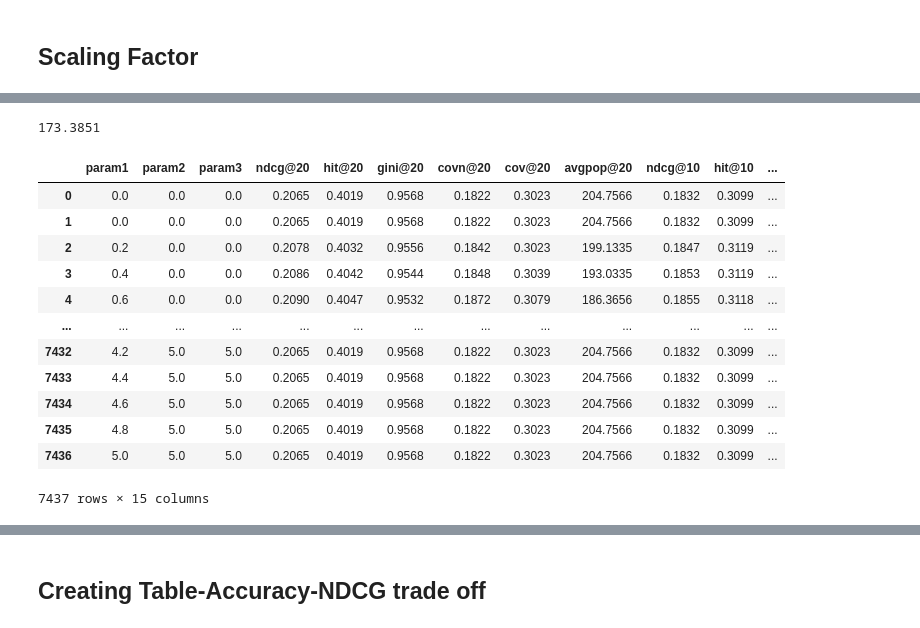
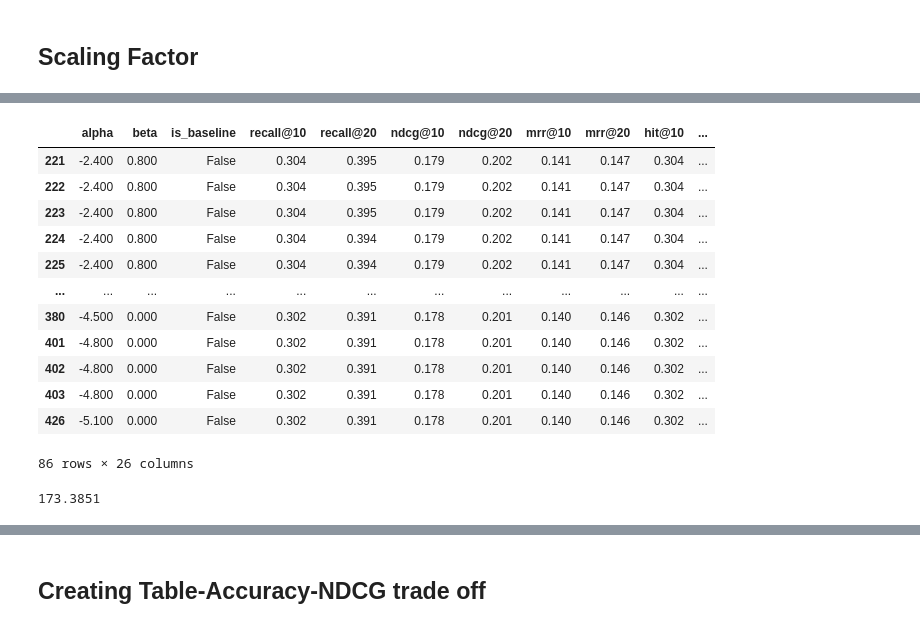
Before and after one commit to meysamvarasteh92/CBM, a Jupyter notebook: Steering.ipynb, the cells around one changed output, grey strips where cells are left out. Cells and saved outputs as stored; diff of their text form; code cells hidden in the pictures.

```diff
--- a/Steering.ipynb
+++ b/Steering.ipynb
@@ -759 +1252,17 @@ Name: averagepopularity@10, Length: 687, dtype: float64
+# %%
+CBM[(CBM['ndcg@10']>=0.178) & (CBM['averagepopularity@10']<195)]
+# %% [output]
+|  | alpha | beta | is_baseline | recall@10 | recall@20 | ndcg@10 | ndcg@20 | mrr@10 | mrr@20 | hit@10 | ... |
+| 221 | -2.400 | 0.800 | False | 0.304 | 0.395 | 0.179 | 0.202 | 0.141 | 0.147 | 0.304 | ... |
+| 222 | -2.400 | 0.800 | False | 0.304 | 0.395 | 0.179 | 0.202 | 0.141 | 0.147 | 0.304 | ... |
+| 223 | -2.400 | 0.800 | False | 0.304 | 0.395 | 0.179 | 0.202 | 0.141 | 0.147 | 0.304 | ... |
+| 224 | -2.400 | 0.800 | False | 0.304 | 0.394 | 0.179 | 0.202 | 0.141 | 0.147 | 0.304 | ... |
+| 225 | -2.400 | 0.800 | False | 0.304 | 0.394 | 0.179 | 0.202 | 0.141 | 0.147 | 0.304 | ... |
+| ... | ... | ... | ... | ... | ... | ... | ... | ... | ... | ... | ... |
+| 380 | -4.500 | 0.000 | False | 0.302 | 0.391 | 0.178 | 0.201 | 0.140 | 0.146 | 0.302 | ... |
+| 401 | -4.800 | 0.000 | False | 0.302 | 0.391 | 0.178 | 0.201 | 0.140 | 0.146 | 0.302 | ... |
+| 402 | -4.800 | 0.000 | False | 0.302 | 0.391 | 0.178 | 0.201 | 0.140 | 0.146 | 0.302 | ... |
+| 403 | -4.800 | 0.000 | False | 0.302 | 0.391 | 0.178 | 0.201 | 0.140 | 0.146 | 0.302 | ... |
+| 426 | -5.100 | 0.000 | False | 0.302 | 0.391 | 0.178 | 0.201 | 0.140 | 0.146 | 0.302 | ... |
+86 rows × 26 columns
 # %%
@@ -762,18 +1271,2 @@ SAE[SAE['ndcg@10']>0.178]['avgpop@10'].min()
 # %% [output]
 173.3851
-# %%
-SAE
-# %% [output]
-|  | param1 | param2 | param3 | ndcg@20 | hit@20 | gini@20 | covn@20 | cov@20 | avgpop@20 | ndcg@10 | hit@10 | ... |
-| 0 | 0.0 | 0.0 | 0.0 | 0.2065 | 0.4019 | 0.9568 | 0.1822 | 0.3023 | 204.7566 | 0.1832 | 0.3099 | ... |
-| 1 | 0.0 | 0.0 | 0.0 | 0.2065 | 0.4019 | 0.9568 | 0.1822 | 0.3023 | 204.7566 | 0.1832 | 0.3099 | ... |
-| 2 | 0.2 | 0.0 | 0.0 | 0.2078 | 0.4032 | 0.9556 | 0.1842 | 0.3023 | 199.1335 | 0.1847 | 0.3119 | ... |
-| 3 | 0.4 | 0.0 | 0.0 | 0.2086 | 0.4042 | 0.9544 | 0.1848 | 0.3039 | 193.0335 | 0.1853 | 0.3119 | ... |
-| 4 | 0.6 | 0.0 | 0.0 | 0.2090 | 0.4047 | 0.9532 | 0.1872 | 0.3079 | 186.3656 | 0.1855 | 0.3118 | ... |
-| ... | ... | ... | ... | ... | ... | ... | ... | ... | ... | ... | ... | ... |
-| 7432 | 4.2 | 5.0 | 5.0 | 0.2065 | 0.4019 | 0.9568 | 0.1822 | 0.3023 | 204.7566 | 0.1832 | 0.3099 | ... |
-| 7433 | 4.4 | 5.0 | 5.0 | 0.2065 | 0.4019 | 0.9568 | 0.1822 | 0.3023 | 204.7566 | 0.1832 | 0.3099 | ... |
-| 7434 | 4.6 | 5.0 | 5.0 | 0.2065 | 0.4019 | 0.9568 | 0.1822 | 0.3023 | 204.7566 | 0.1832 | 0.3099 | ... |
-| 7435 | 4.8 | 5.0 | 5.0 | 0.2065 | 0.4019 | 0.9568 | 0.1822 | 0.3023 | 204.7566 | 0.1832 | 0.3099 | ... |
-| 7436 | 5.0 | 5.0 | 5.0 | 0.2065 | 0.4019 | 0.9568 | 0.1822 | 0.3023 | 204.7566 | 0.1832 | 0.3099 | ... |
-7437 rows × 15 columns
```
Also changed, not shown: parts of 53 cells of this notebook.
